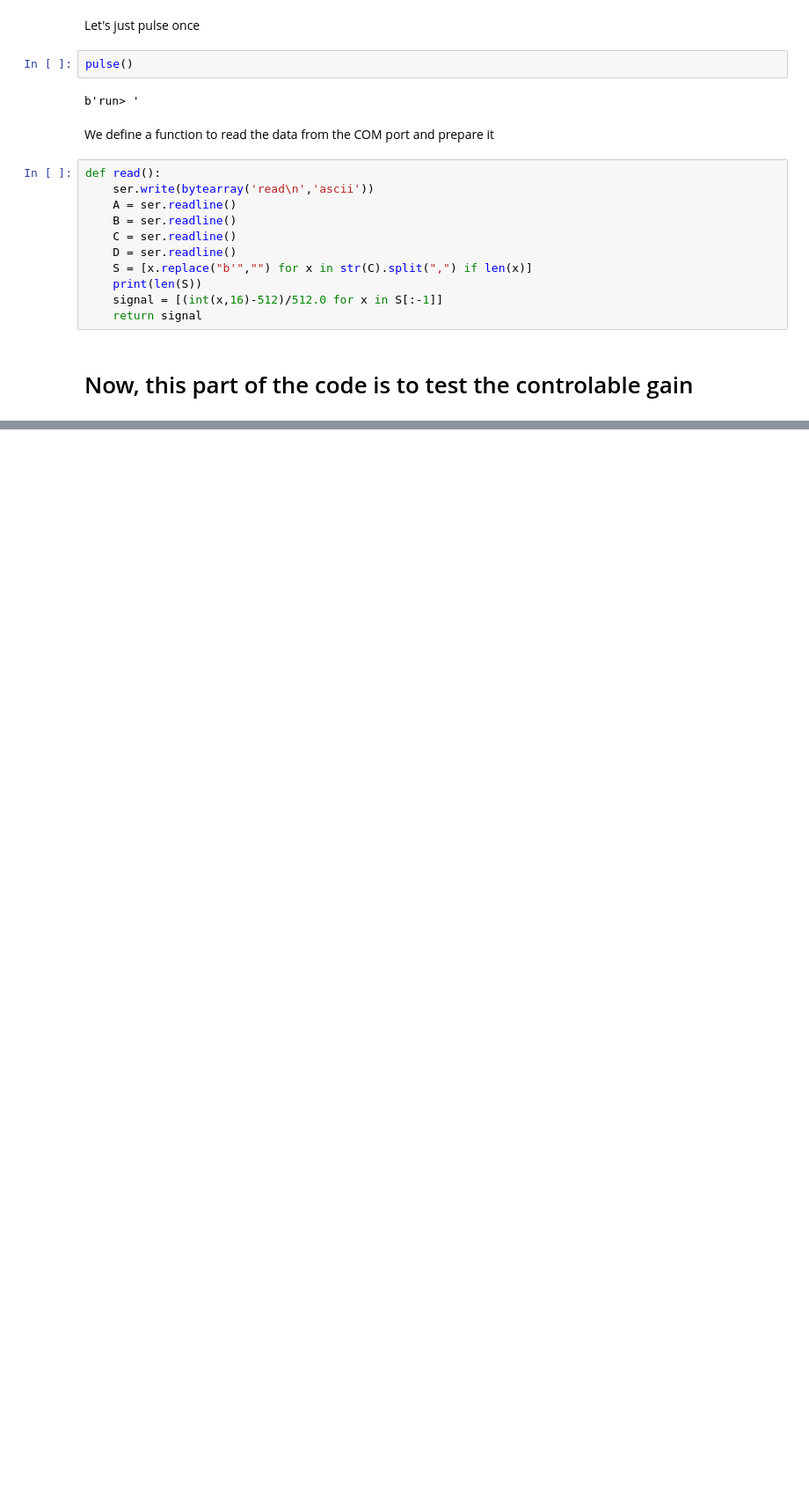
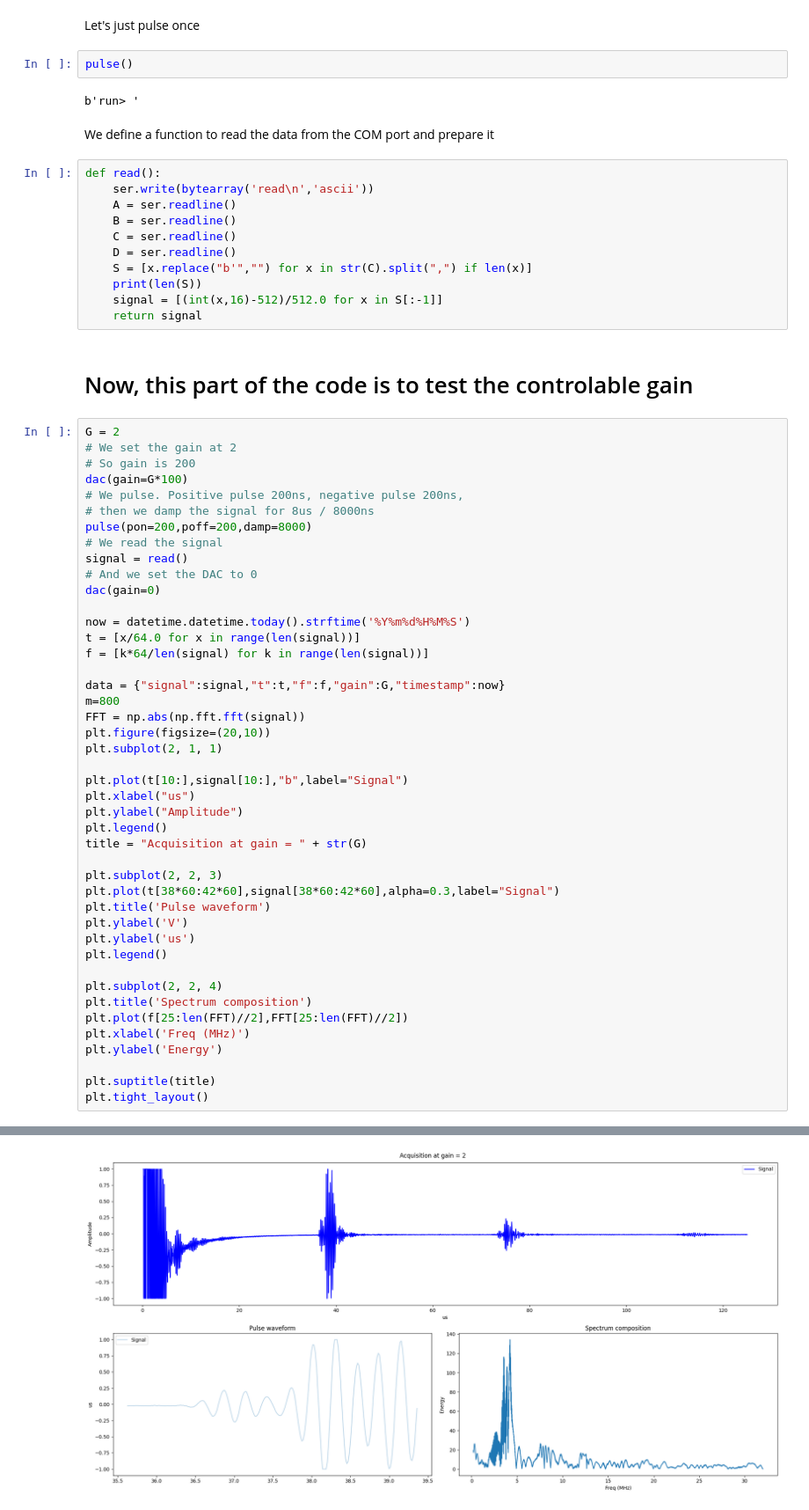
Before and after one commit to kelu124/pic0rick, a Jupyter notebook: software/4.PulserTests.ipynb, the cells around one changed output, grey strips where cells are left out. Shown at 88% size. Cells and saved outputs as stored; diff of their text form; blank space fills up the shorter version.

```diff
--- a/software/4.PulserTests.ipynb
+++ b/software/4.PulserTests.ipynb
@@ -67,3 +67,48 @@ def read():
     return signal
 # %% [markdown]
 # Now, this part of the code is to test the controlable gain
+# %%
+G = 2
+# We set the gain at 2
+# So gain is 200
+dac(gain=G*100)
+# We pulse. Positive pulse 200ns, negative pulse 200ns,
+# then we damp the signal for 8us / 8000ns
+pulse(pon=200,poff=200,damp=8000)
+# We read the signal
+signal = read()
+# And we set the DAC to 0
+dac(gain=0)
+
+now = datetime.datetime.today().strftime('%Y%m%d%H%M%S')
+t = [x/64.0 for x in range(len(signal))]
+f = [k*64/len(signal) for k in range(len(signal))]
+
+data = {"signal":signal,"t":t,"f":f,"gain":G,"timestamp":now}
+m=800
+FFT = np.abs(np.fft.fft(signal))
+plt.figure(figsize=(20,10))
+plt.subplot(2, 1, 1)
+
+plt.plot(t[10:],signal[10:],"b",label="Signal")
+plt.xlabel("us")
+plt.ylabel("Amplitude")
+plt.legend()
+title = "Acquisition at gain = " + str(G)
+
+plt.subplot(2, 2, 3)
+plt.plot(t[38*60:42*60],signal[38*60:42*60],alpha=0.3,label="Signal")
+plt.title('Pulse waveform')
+plt.ylabel('V')
+plt.ylabel('us')
+plt.legend()
+
+plt.subplot(2, 2, 4)
+plt.title('Spectrum composition')
+plt.plot(f[25:len(FFT)//2],FFT[25:len(FFT)//2])
+plt.xlabel('Freq (MHz)')
+plt.ylabel('Energy')
+
+plt.suptitle(title)
+plt.tight_layout()
+# %% [output]
@@ -70,3 +116,4 @@ def read():
+[figure, added]
 # %%
 for G in range(10):
     # We set the gain at 100 times a value from 0 to 9
```
Also changed, not shown: parts of 2 cells of this notebook, 21 other files.
